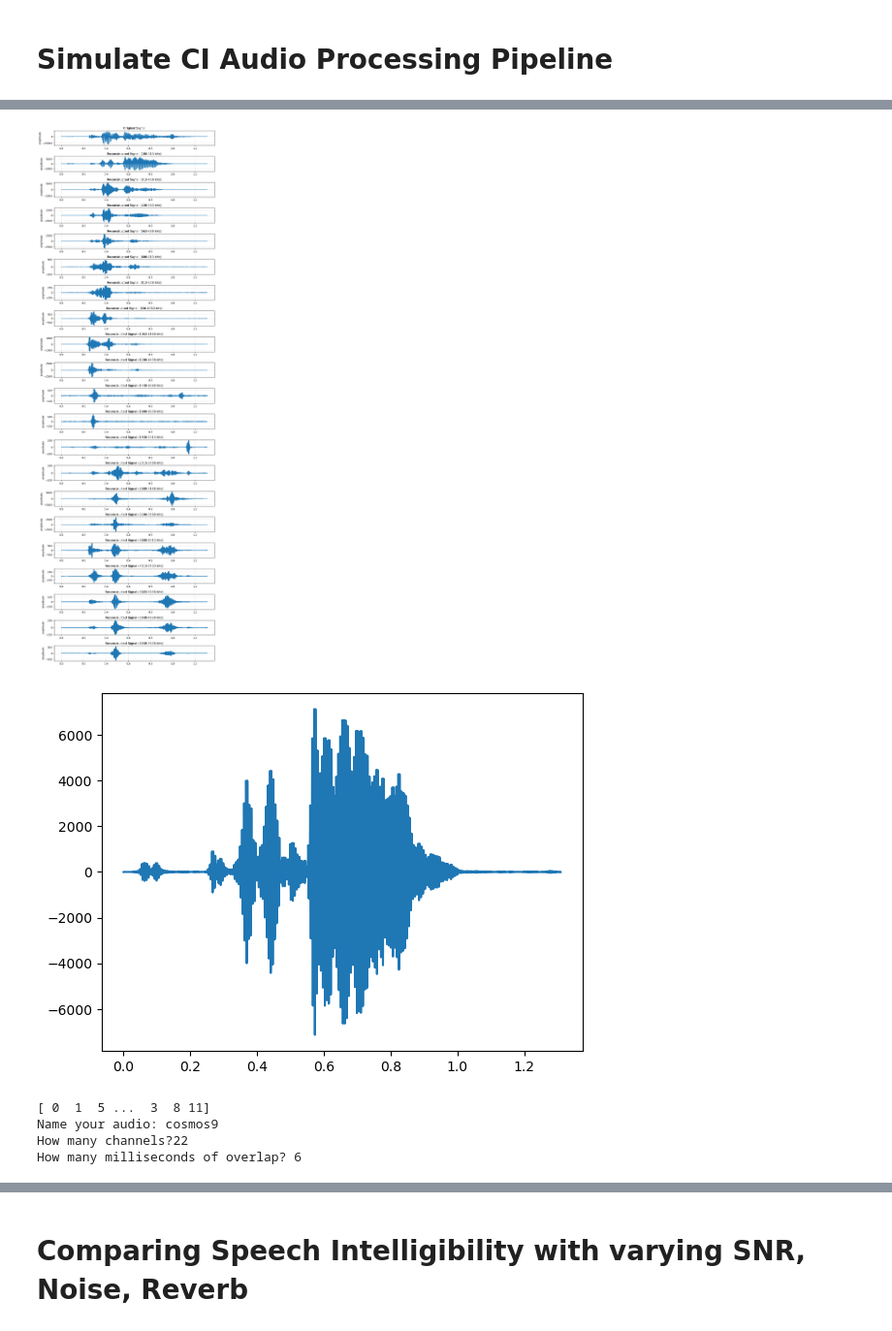
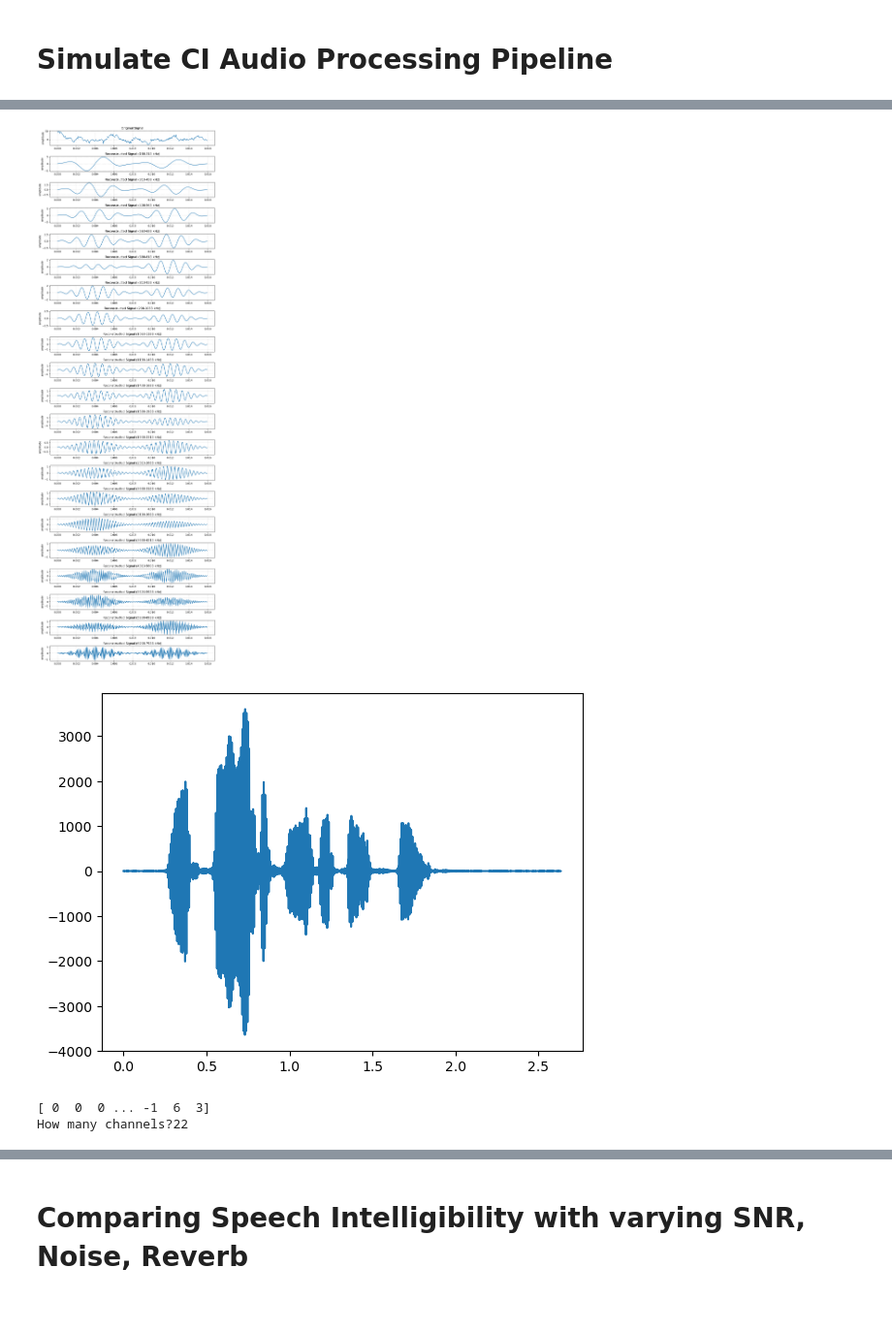
Before and after one commit to SasheO/DukeREU, a Jupyter notebook: Task 1- Simulate Audio CI Processing Pipeline.ipynb, the cells around one changed output, grey strips where cells are left out. Shown at 97% size. Cells and saved outputs as stored; diff of their text form; code cells hidden in the pictures.

```diff
--- a/Task 1- Simulate Audio CI Processing Pipeline.ipynb
+++ b/Task 1- Simulate Audio CI Processing Pipeline.ipynb
@@ -53,7 +58,7 @@ FREQUENCIES_FOR_22_CHANNELS_TABLE_2 = [188, 313, 438, 563, 688, 813, 938, 1063,
 wav_file = "CU300111.wav" #"LL-Q1860_(eng)-Vealhurl-cosmos2.wav"
 frequency_ranges = FREQUENCIES_FOR_22_CHANNELS_TABLE_2 ### CHANGE THIS TO which you want
 LEN_TIME_QUANTIZED_MS = 8
-OVERLAP_MS = 6
+OVERLAP_MS = 0
 # %%
 # Load sample data from a WAV file
 sample_rate, data = scipy.io.wavfile.read(wav_file)
@@ -170,7 +175,7 @@ for indx in range(len(bandpassed_frequencies_low_to_high)):
 fig, axes = plt.subplots(len(enveloped_frequencies_low_to_high)+1, figsize=(10, 30))
 axes[0].set_title("Original Signal")
 axes[0].grid(alpha=.5, ls='--')
-axes[0].plot(times, data)
+axes[0].plot(times[:frame_step*2], data[:frame_step*2])
 axes[0].set_ylabel('amplitude')
 # axes[0].set_xbound(lower=0.4, upper=0.42) # show a 20 ms snippet
 # ax1.margins(.1, .1)
@@ -179,7 +184,7 @@ for ax in axes[1:]:
     low,high = frequency_ranges[indx], frequency_ranges[indx+1]
     ax.set_title(f"Rectified (envelope) ({low}-{high} kHz)")
     ax.grid(alpha=.5, ls='--')
-    ax.plot(times, enveloped_frequencies_low_to_high[indx])
+    ax.plot(times[:frame_step*2], enveloped_frequencies_low_to_high[indx][:frame_step*2])
     ax.set_ylabel('amplitude')
 #     ax.set_xbound(lower=0.4, upper=0.42) # show a 20 ms snippet
 #     ax.margins(.1, .1)
@@ -193,16 +214,21 @@ plt.show()
 # %%
-# got rms energy with overlap, LEN_TIME_QUANTIZED_MS=8ms i.e. if overlap is 2ms, calculate rms energy for 8 ms at 0s, 2s, 4s, 6s, 8s, ...
-# get rms every 8 ms, construct a sinusoid with amplitude = rms energy and frequency = average of the bandpass filter
-# sample rate = 48000/s or 384 per 8 ms
-# TIP: make sure to use a zero phase filter as a parameter in the bandpass filter
-if OVERLAP_MS == 0 or OVERLAP_MS > LEN_TIME_QUANTIZED_MS:
-    OVERLAP_MS = LEN_TIME_QUANTIZED_MS
+'''
+# with hamming. doesn't make a difference here
+hamming = scipy.signal.windows.hamming(frame_step, sym=True) # frame_step or overlap_step??
+for frequencies in enveloped_frequencies_low_to_high:
+    rms_list = []
+    indx = 0
+    final_indx = indx + frame_step
+    while final_indx < frequencies.shape[0]:
+        rms_list.append(math.sqrt(np.mean(hamming*frequencies[indx:final_indx]**2)))
+        indx += overlap_step
+        final_indx += overlap_step
+    final_frame_length = len(frequencies[indx:])
+    rms_list.append(math.sqrt(np.mean(frequencies[indx:]**2)))
+    rms_energy_values.append(np.array(rms_list))
 
-rms_energy_values = []
 
-frame_step = int((sample_rate/1000)*LEN_TIME_QUANTIZED_MS) # the number of values equal to LEN_TIME_QUANTIZED_MS milliseconds. this should give an integer
-overlap_step = int((sample_rate/1000)*OVERLAP_MS) # the number of values equal to the millisecond overlap
-
+'''
 for frequencies in enveloped_frequencies_low_to_high:
     rms_list = []
     indx = 0
@@ -241,6 +287,7 @@ rms_energy_values
 # %%
 # generate sinusoid (represents current?)
 signal = []
+hamming = scipy.signal.windows.hamming(overlap_step, sym=True) # frame_step or overlap_step??
 
 for indx in range(len(frequency_ranges)-1):
     output = []
@@ -249,50 +296,49 @@ for indx in range(len(frequency_ranges)-1):
     average_frequency = (min_frequency+max_frequency)/2
     ## TODO HERE: get every 8 seconds and its amplitude
     for amplitude in rms_energy_values[indx][:-1]: # do this until the final frame which may not be the max frame length
-        output.extend(create_sinusoid(average_frequency, amplitude, OVERLAP_MS/1000))
+        output.extend(hamming*create_sinusoid(average_frequency, amplitude, OVERLAP_MS/1000))
+    hamming = scipy.signal.windows.hamming(overlap_step, sym=True) # frame_step or overlap_step??
     output.extend(create_sinusoid(average_frequency, amplitude, (final_frame_length/frame_step)*LEN_TIME_QUANTIZED_MS/1000)) # process the final frame which may not be the max frame length
     signal.append(np.array(output))
 # %%
 # plot sinusoid (reconstructed sound)
 times_reconstructed = np.arange(len(signal[0]))/sample_rate
 fig, axes = plt.subplots(len(signal)+1, figsize=(10, 30))
 axes[0].set_title("Original Signal")
 axes[0].grid(alpha=.5, ls='--')
-axes[0].plot(times, data)
+axes[0].plot(times[:overlap_step*2], data[:overlap_step*2])
 axes[0].set_ylabel('amplitude')
 # axes[0].set_xbound(lower=0.4, upper=0.42) # show a 20 ms snippet
 # ax1.margins(.1, .1)
 indx = 0
 for ax in axes[1:]:
     low,high = frequency_ranges[indx], frequency_ranges[indx+1]
     ax.set_title(f"Reconstructed Signal ({low}-{high} kHz)")
     ax.grid(alpha=.5, ls='--')
-    ax.plot(times_reconstructed, signal[indx])
+    ax.plot(times_reconstructed[:overlap_step*2], signal[indx][:overlap_step*2])
     ax.set_ylabel('amplitude')
 #     ax.set_xbound(lower=0.4, upper=0.42) # show a 20 ms snippet
 #     ax.margins(.1, .1)
     indx += 1
 plt.tight_layout()
 plt.show()
 
 ### DO NOT JUST GET THE POSITIVE AMPLITUDE. DO "ENVELOPE EXTRACTION"
 # %% [output]
-[figure, old version]
+[figure, new version]
 # %%
 plt.plot(np.arange(len(signal[0]))/sample_rate, signal[0])
 # plt.xlim(0.4, 0.42) # show a 20 ms snippet
 plt.show()
 # %% [output]
-[figure, old version]
+[figure, new version]
-# %%
-signal_wav = sum(np.int16(signal))
-print(signal_wav)
-scipy.io.wavfile.write("reconstructed_sounds/"+input("Name your audio: ")+"-"+input("How many channels?")+"channels_"+input("How many milliseconds of overlap? ")+"millisecondoverlap.wav", sample_rate, signal_wav) # have to transpose signal and combine all channels by adding
-# %% [output]
-[ 0  1  5 ...  3  8 11]
-Name your audio: cosmos9
-How many channels?22
-How many milliseconds of overlap? 6
+# %%
+signal_wav = sum(np.int16(signal))
+print(signal_wav)
+scipy.io.wavfile.write("reconstructed_sounds/"+wav_file[:-4]+"-"+input("How many channels?")+"channels_"+str(OVERLAP_MS)+"millisecondoverlap.wav", sample_rate, signal_wav) # have to transpose signal and combine all channels by adding
+# %% [output]
+[ 0  0  0 ... -1  6  3]
+How many channels?22
 # %%
 # plot all graphs together
 times_reconstructed = np.arange(len(signal))/sample_rate
```
Also changed, not shown: parts of 40 cells of this notebook, 16 other files.
